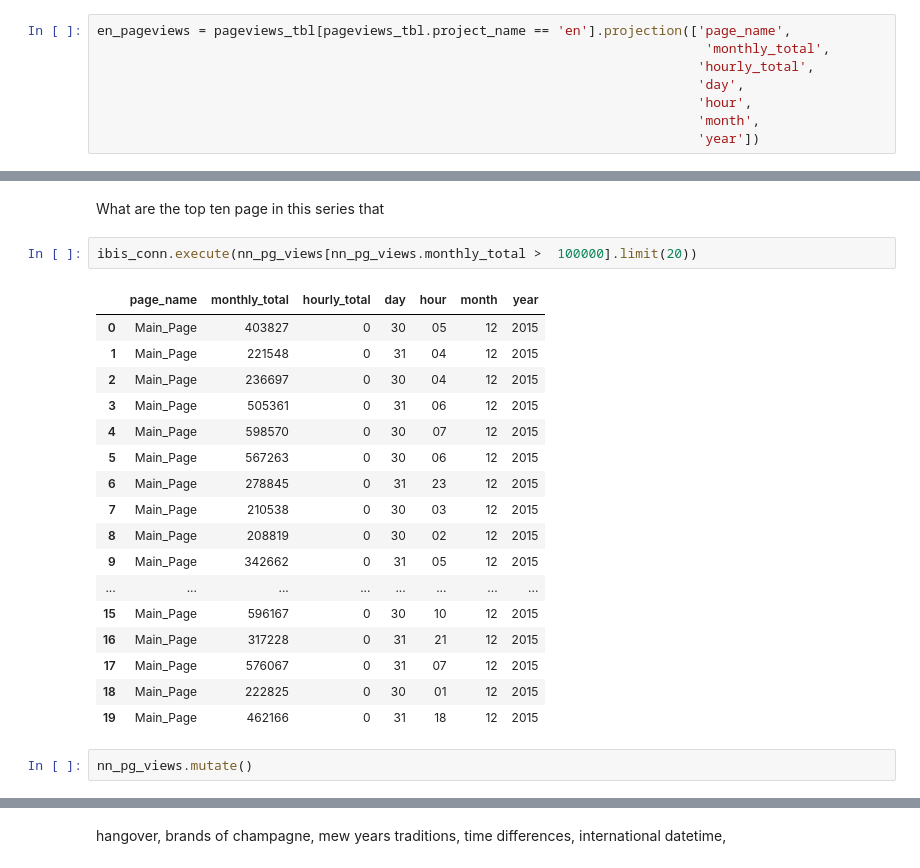
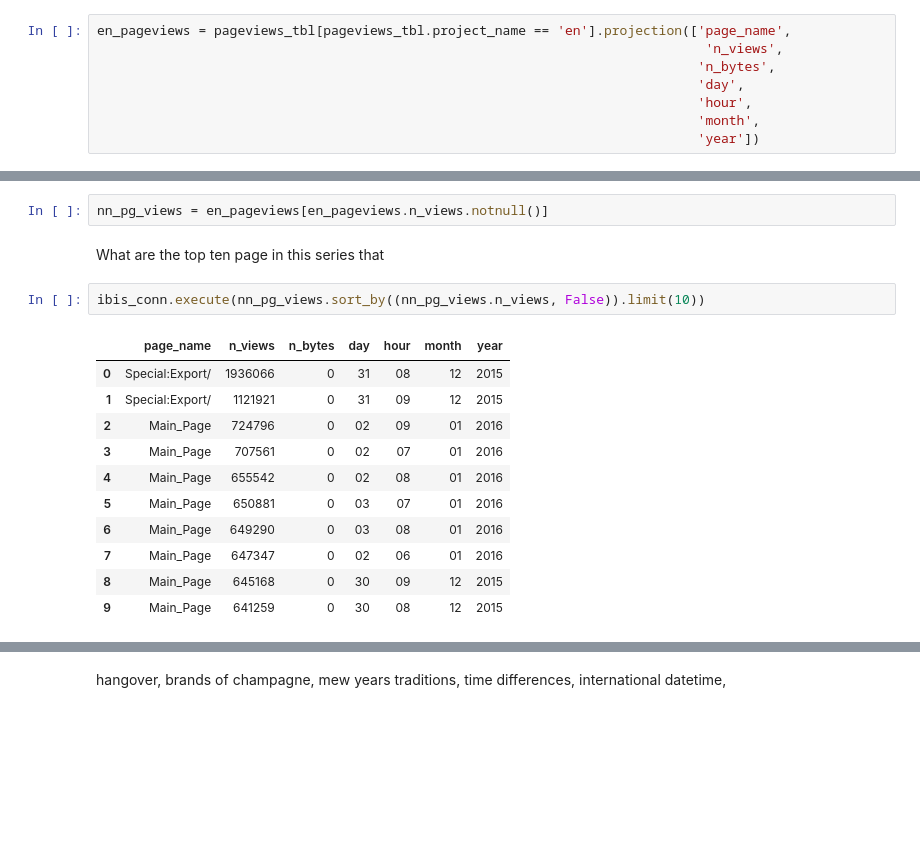
Before and after one commit to hougs/py-hadoop-tutorial, a Jupyter notebook: Data Exploration-Learning the Ibis API.ipynb, the cells around one changed output, grey strips where cells are left out. Saved outputs shown, nothing was run; the diff lists cells and outputs as text; blank space fills up the shorter version.

Commit message:
Continuing updating col names and notebooks.

```diff
--- a/Data Exploration-Learning the Ibis API.ipynb
+++ b/Data Exploration-Learning the Ibis API.ipynb
@@ -108,8 +74,8 @@ ibis_conn.execute(pageviews_tbl[pageviews_tbl.project_name == 'en'].limit(10))
 Project_name is homogenous in this dataset, so lets just take the projection of all other columns.
 # %%
 en_pageviews = pageviews_tbl[pageviews_tbl.project_name == 'en'].projection(['page_name',
-                                                                              'monthly_total',
-                                                                             'hourly_total',
+                                                                              'n_views',
+                                                                             'n_bytes',
                                                                              'day',
                                                                              'hour',
                                                                              'month',
@@ -162,24 +126,18 @@ nn_pg_views = en_page_views[en_page_views.hourly_total.notnull()]
+# %%
+nn_pg_views = en_pageviews[en_pageviews.n_views.notnull()]
 # %% [markdown]
 What are the top ten page in this series that
 # %%
-ibis_conn.execute(nn_pg_views[nn_pg_views.monthly_total >  100000].limit(20))
+ibis_conn.execute(nn_pg_views.sort_by((nn_pg_views.n_views, False)).limit(10))
 # %% [output]
-|  | page_name | monthly_total | hourly_total | day | hour | month | year |
-| 0 | Main_Page | 403827 | 0 | 30 | 05 | 12 | 2015 |
-| 1 | Main_Page | 221548 | 0 | 31 | 04 | 12 | 2015 |
-| 2 | Main_Page | 236697 | 0 | 30 | 04 | 12 | 2015 |
-| 3 | Main_Page | 505361 | 0 | 31 | 06 | 12 | 2015 |
-| 4 | Main_Page | 598570 | 0 | 30 | 07 | 12 | 2015 |
-| 5 | Main_Page | 567263 | 0 | 30 | 06 | 12 | 2015 |
-| 6 | Main_Page | 278845 | 0 | 31 | 23 | 12 | 2015 |
-| 7 | Main_Page | 210538 | 0 | 30 | 03 | 12 | 2015 |
-| 8 | Main_Page | 208819 | 0 | 30 | 02 | 12 | 2015 |
-| 9 | Main_Page | 342662 | 0 | 31 | 05 | 12 | 2015 |
-| ... | ... | ... | ... | ... | ... | ... | ... |
-| 15 | Main_Page | 596167 | 0 | 30 | 10 | 12 | 2015 |
-| 16 | Main_Page | 317228 | 0 | 31 | 21 | 12 | 2015 |
-| 17 | Main_Page | 576067 | 0 | 31 | 07 | 12 | 2015 |
-| 18 | Main_Page | 222825 | 0 | 30 | 01 | 12 | 2015 |
-| 19 | Main_Page | 462166 | 0 | 31 | 18 | 12 | 2015 |
+|  | page_name | n_views | n_bytes | day | hour | month | year |
+| 0 | Special:Export/ | 1936066 | 0 | 31 | 08 | 12 | 2015 |
+| 1 | Special:Export/ | 1121921 | 0 | 31 | 09 | 12 | 2015 |
+| 2 | Main_Page | 724796 | 0 | 02 | 09 | 01 | 2016 |
+| 3 | Main_Page | 707561 | 0 | 02 | 07 | 01 | 2016 |
+| 4 | Main_Page | 655542 | 0 | 02 | 08 | 01 | 2016 |
+| 5 | Main_Page | 650881 | 0 | 03 | 07 | 01 | 2016 |
+| 6 | Main_Page | 649290 | 0 | 03 | 08 | 01 | 2016 |
+| 7 | Main_Page | 647347 | 0 | 02 | 06 | 01 | 2016 |
+| 8 | Main_Page | 645168 | 0 | 30 | 09 | 12 | 2015 |
+| 9 | Main_Page | 641259 | 0 | 30 | 08 | 12 | 2015 |
-# %%
-nn_pg_views.mutate()
```
Also changed, not shown: parts of 16 cells of this notebook.
